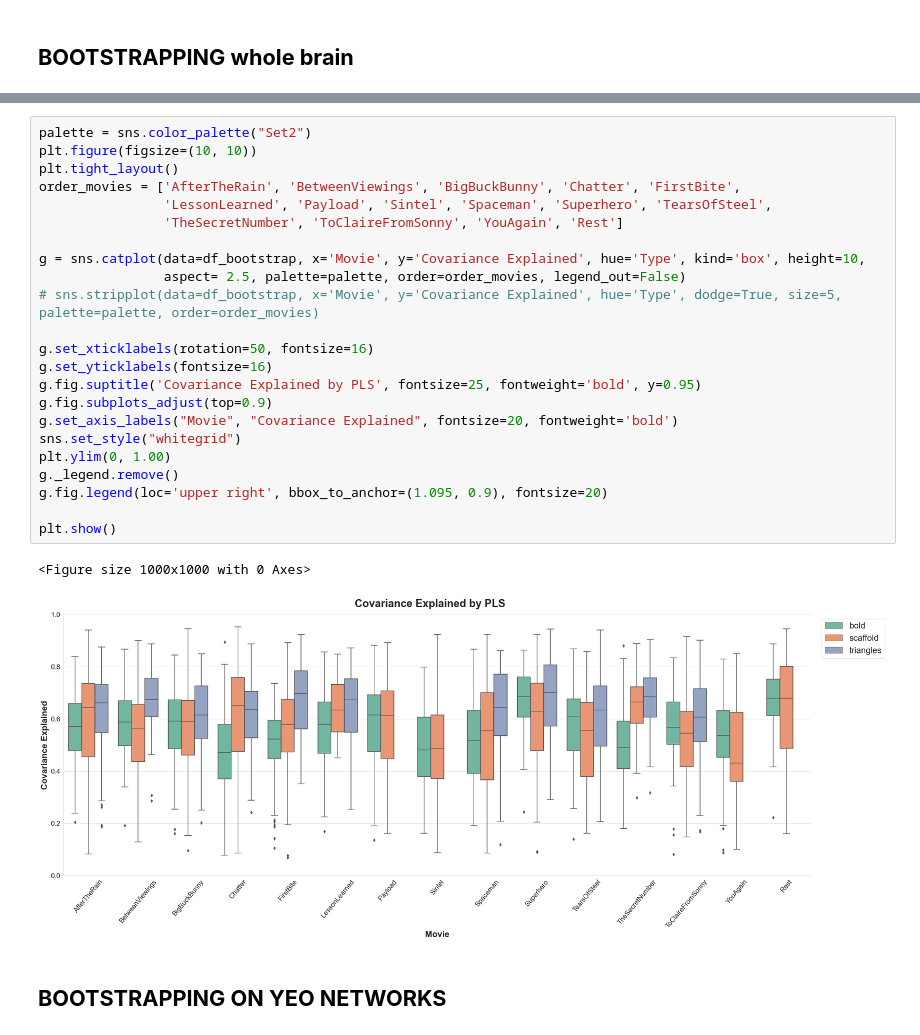
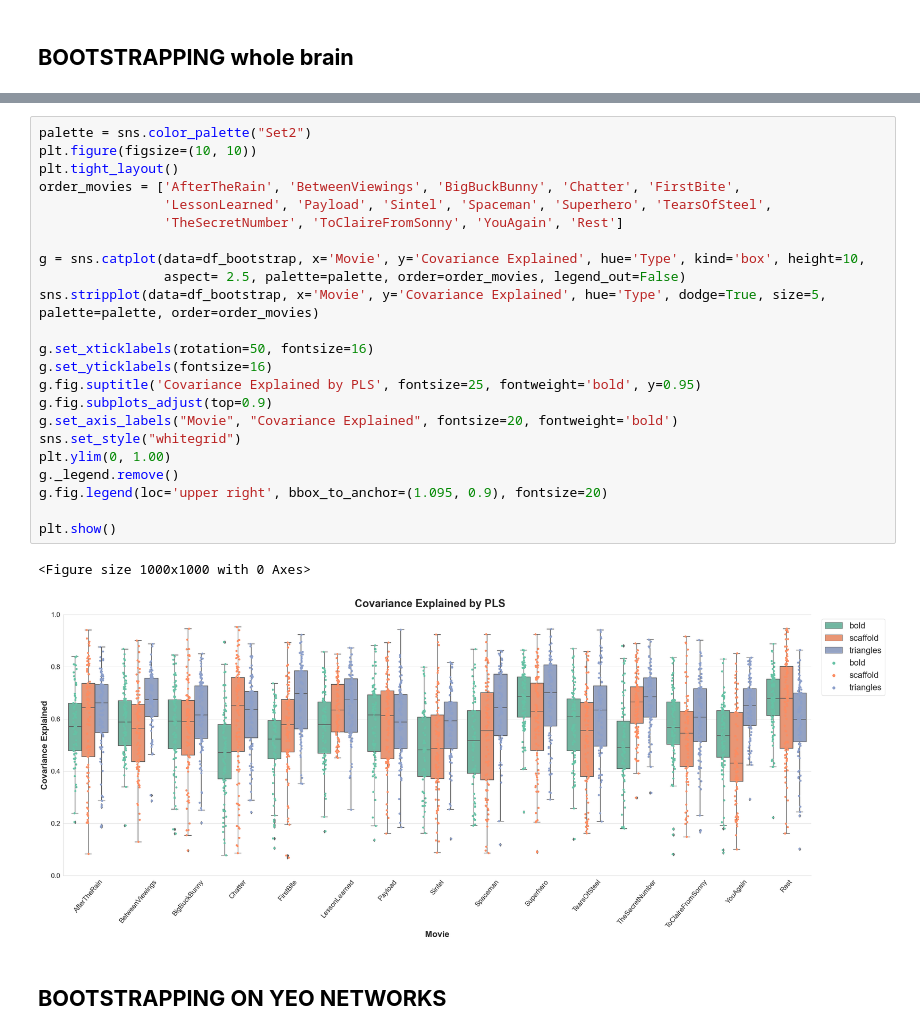
Before and after one commit to silviiaromanato/HigherOrder, a Jupyter notebook: Code/PLS_Silvia/PLS.ipynb, the cells around one changed output, grey strips where cells are left out. Cells and saved outputs as stored; diff of their text form.

```diff
--- a/Code/PLS_Silvia/PLS.ipynb
+++ b/Code/PLS_Silvia/PLS.ipynb
@@ -148,29 +134,29 @@ triangles ALL
 # %%
 palette = sns.color_palette("Set2")
 plt.figure(figsize=(10, 10))
 plt.tight_layout()
 order_movies = ['AfterTheRain', 'BetweenViewings', 'BigBuckBunny', 'Chatter', 'FirstBite',
                 'LessonLearned', 'Payload', 'Sintel', 'Spaceman', 'Superhero', 'TearsOfSteel',
                 'TheSecretNumber', 'ToClaireFromSonny', 'YouAgain', 'Rest']
 
 g = sns.catplot(data=df_bootstrap, x='Movie', y='Covariance Explained', hue='Type', kind='box', height=10,
                 aspect= 2.5, palette=palette, order=order_movies, legend_out=False)
-# sns.stripplot(data=df_bootstrap, x='Movie', y='Covariance Explained', hue='Type', dodge=True, size=5, palette=palette, order=order_movies)
+sns.stripplot(data=df_bootstrap, x='Movie', y='Covariance Explained', hue='Type', dodge=True, size=5, palette=palette, order=order_movies)
 
 g.set_xticklabels(rotation=50, fontsize=16)
 g.set_yticklabels(fontsize=16)
 g.fig.suptitle('Covariance Explained by PLS', fontsize=25, fontweight='bold', y=0.95)
 g.fig.subplots_adjust(top=0.9)
 g.set_axis_labels("Movie", "Covariance Explained", fontsize=20, fontweight='bold')
 sns.set_style("whitegrid")
 plt.ylim(0, 1.00)
 g._legend.remove()
 g.fig.legend(loc='upper right', bbox_to_anchor=(1.095, 0.9), fontsize=20)
 
 plt.show()
 # %% [output]
 <Figure size 1000x1000 with 0 Axes>
-[figure, old version]
+[figure, new version]
 # %% [markdown]
 ## **BOOTSTRAPPING ON YEO NETWORKS**
 # %%
```
Also changed, not shown: parts of 16 cells of this notebook, 7 other files.
